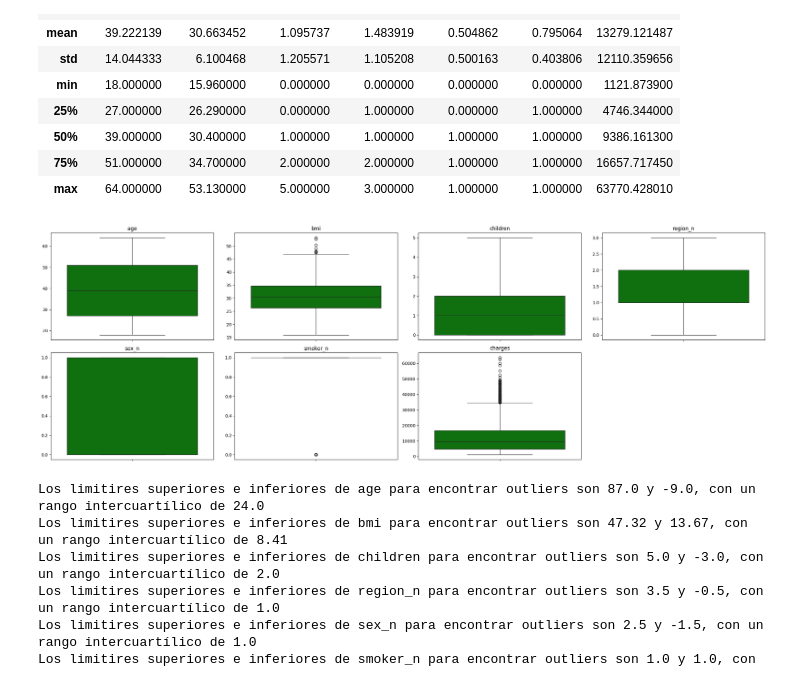
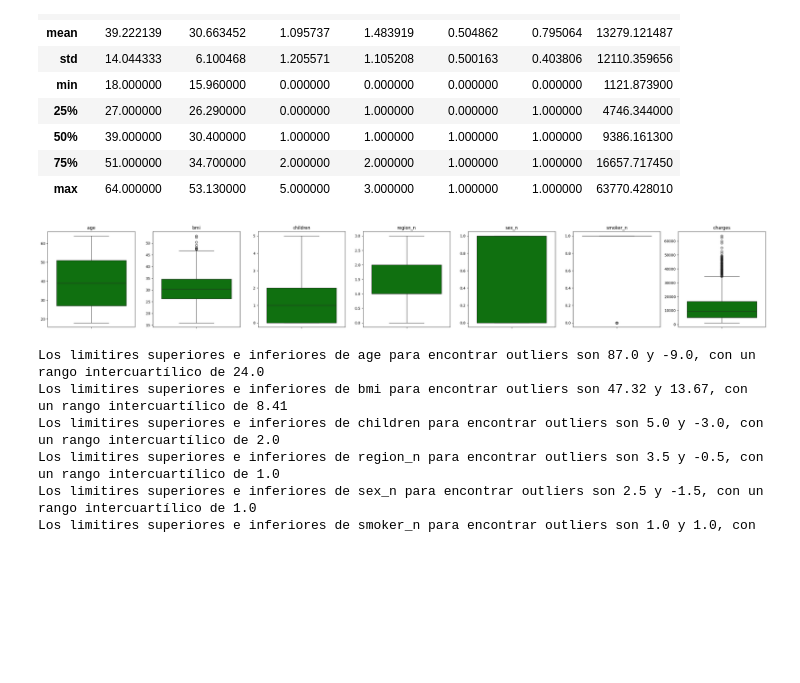
Before and after one commit to 4GeeksAcademy/Marcos-J-Gomes_https-github.com-4GeeksAcademy-machine-learning-python_LinealRegression, a Jupyter notebook: src/EDA.ipynb, the cells around one changed output. Cells and saved outputs as stored; diff of their text form; code cells hidden in the pictures; blank space fills up the shorter version.

```diff
--- a/src/EDA.ipynb
+++ b/src/EDA.ipynb
@@ -270,22 +286,22 @@ total_data.describe()
 | max | 64.000000 | 53.130000 | 5.000000 | 3.000000 | 1.000000 | 1.000000 | 63770.428010 |
 # %%
 n_f = len(columnas_finales)
-fig, axis = plt.subplots(2, 4, figsize=(n*4, 8))
+fig, axis = plt.subplots(2, n_f, figsize=(n_f*4, 8))
 axis = axis.flatten()
 
 for i, col in enumerate(columnas_finales):
     sns.boxplot(data=total_data, y=col, ax=axis[i],color="green")
     axis[i].set_title(col)
     axis[i].set_xlabel("")
     axis[i].set_ylabel("")
 
 for j in range(len(columnas_finales), len(axis)):
     fig.delaxes(axis[j])
 
 plt.tight_layout()
 plt.show()
 # %% [output]
-[figure, old version]
+[figure, new version]
 # %%
 for col in columnas_finales:
     stats = total_data[col].describe()
```
Also changed, not shown: parts of 1 cell of this notebook, 16 other files.
